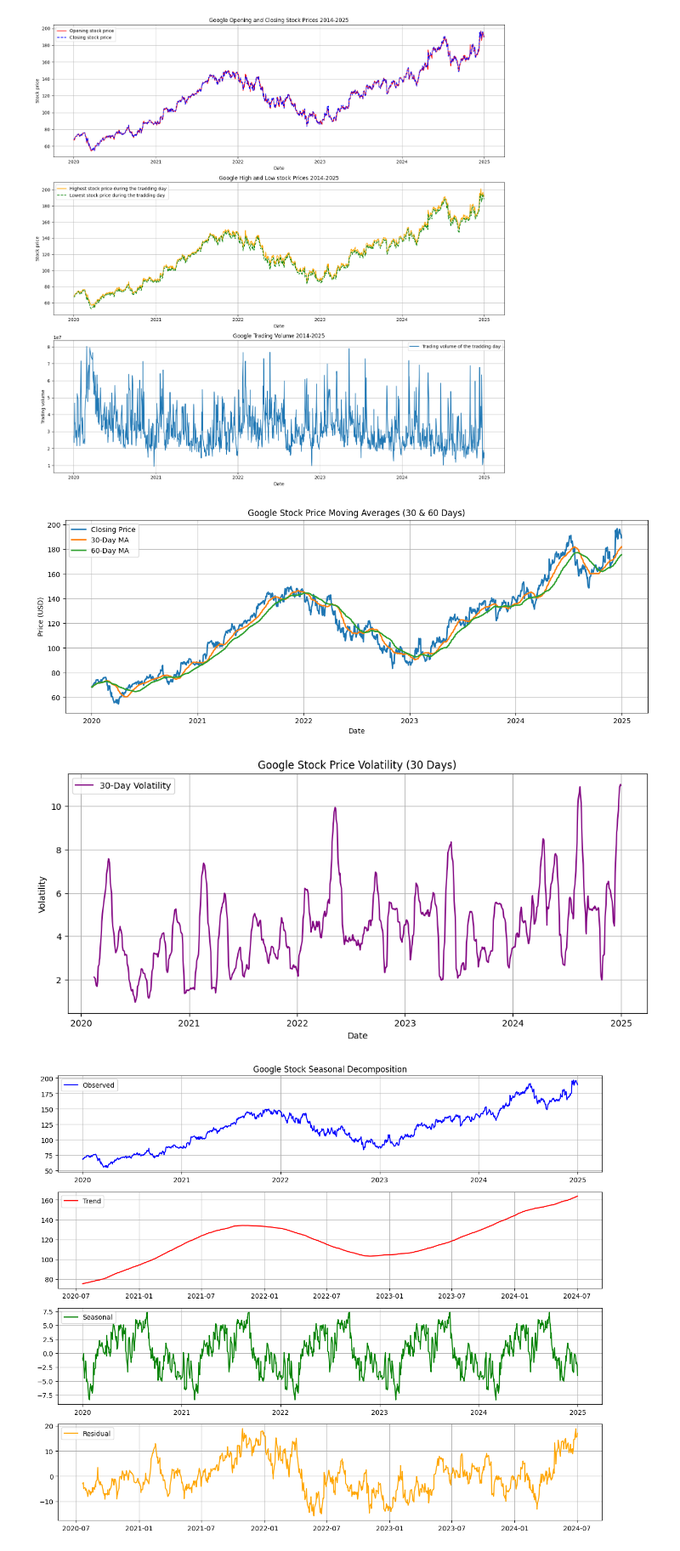
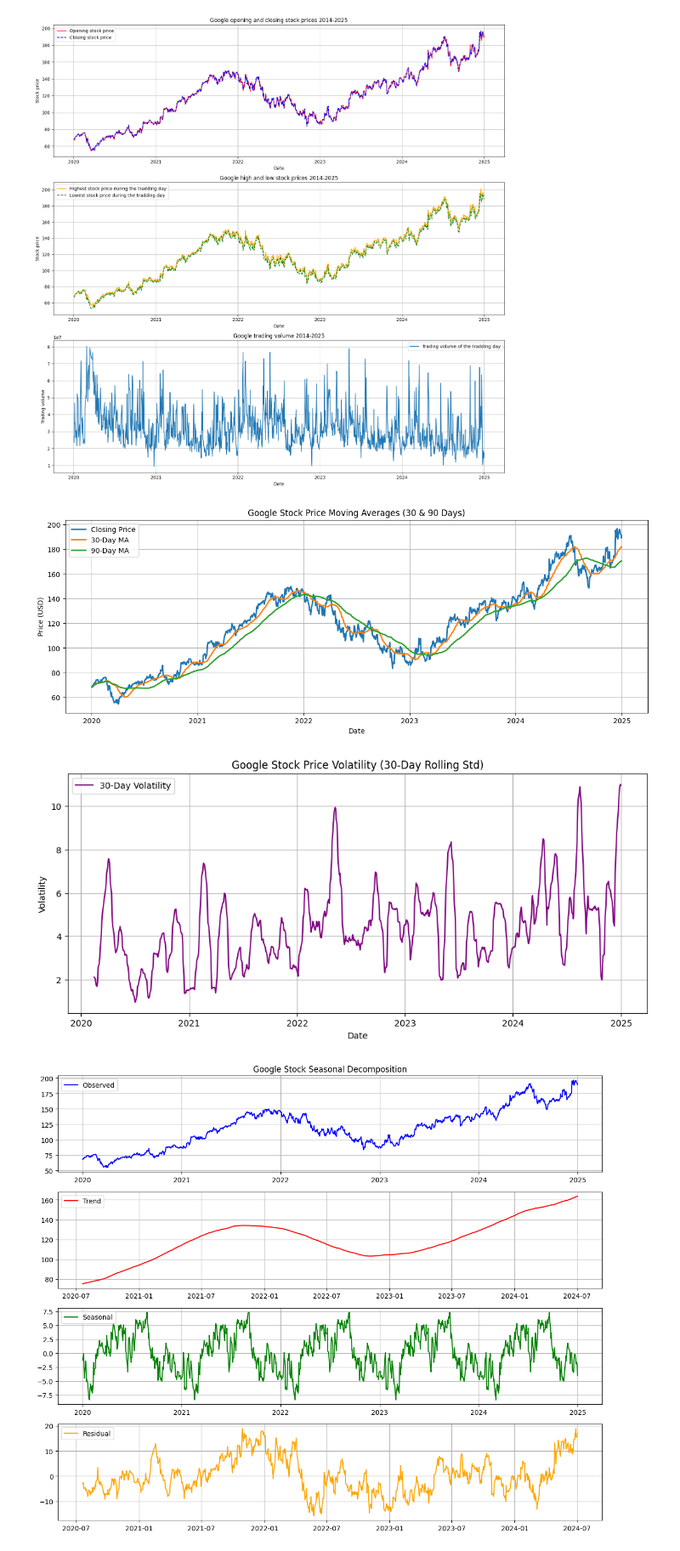
Before and after one commit to HuynhHanDong/Google-stock-analysis-and-forecasting, a Jupyter notebook: assignment.ipynb, the cells around one changed output. Shown at 85% size. Cells and saved outputs as stored; diff of their text form; code cells hidden in the pictures.

```diff
--- a/assignment.ipynb
+++ b/assignment.ipynb
@@ -253,20 +247,20 @@ plt.show()
 # %%
 # Moving averages (Đường trung bình động - Đường nối tất cả mức giá đóng cửa trung bình)
 google.loc[:, "Close_MA30"] = google["Close"].rolling(window=30, min_periods=1).mean()    # 30 ngày
-google.loc[:, "Close_MA60"] = google["Close"].rolling(window=60, min_periods=1).mean()   # 60 ngày
+google.loc[:, "Close_MA90"] = google["Close"].rolling(window=90, min_periods=1).mean()   # 90 ngày
 
 plt.figure(figsize=(15, 5))
 sns.lineplot(x=google['Date'], y=google["Close"], label="Closing Price", linewidth=2)
 sns.lineplot(x=google['Date'], y=google["Close_MA30"], label="30-Day MA", linewidth=2)
-sns.lineplot(x=google['Date'], y=google["Close_MA60"], label="60-Day MA", linewidth=2)
+sns.lineplot(x=google['Date'], y=google["Close_MA90"], label="90-Day MA", linewidth=2)
 plt.xlabel("Date")
 plt.ylabel("Price (USD)")
-plt.title("Google Stock Price Moving Averages (30 & 60 Days)")
+plt.title("Google Stock Price Moving Averages (30 & 90 Days)")
 plt.legend()
 plt.grid()
 plt.show()
 # %% [output]
-[figure, old version]
+[figure, new version]
 # %%
 # Volatility (Độ biến Động - Độ lệch chuẩn của giá đóng cửa trong 30 ngày)
 google["Volatility_30"] = google["Close"].rolling(window=30).std()  # 30 ngày
@@ -275,12 +269,12 @@ plt.figure(figsize=(12, 5))
 plt.plot(google['Date'], google["Volatility_30"], label="30-Day Volatility", color='purple')
 plt.xlabel("Date")
 plt.ylabel("Volatility")
-plt.title("Google Stock Price Volatility (30 Days)")
+plt.title("Google Stock Price Volatility (30-Day Rolling Std)")
 plt.legend()
 plt.grid()
 plt.show()
 # %% [output]
-[figure, old version]
+[figure, new version]
 # %%
 # Seasonal Decomposition (Phân tích tính thời vụ trên giá đóng cửa)
 decomposition = seasonal_decompose(google["Close"], model="additive", period=252)   # 252 ngày giao dịch/năm
```
Also changed, not shown: parts of 46 cells of this notebook, 7 other files.
